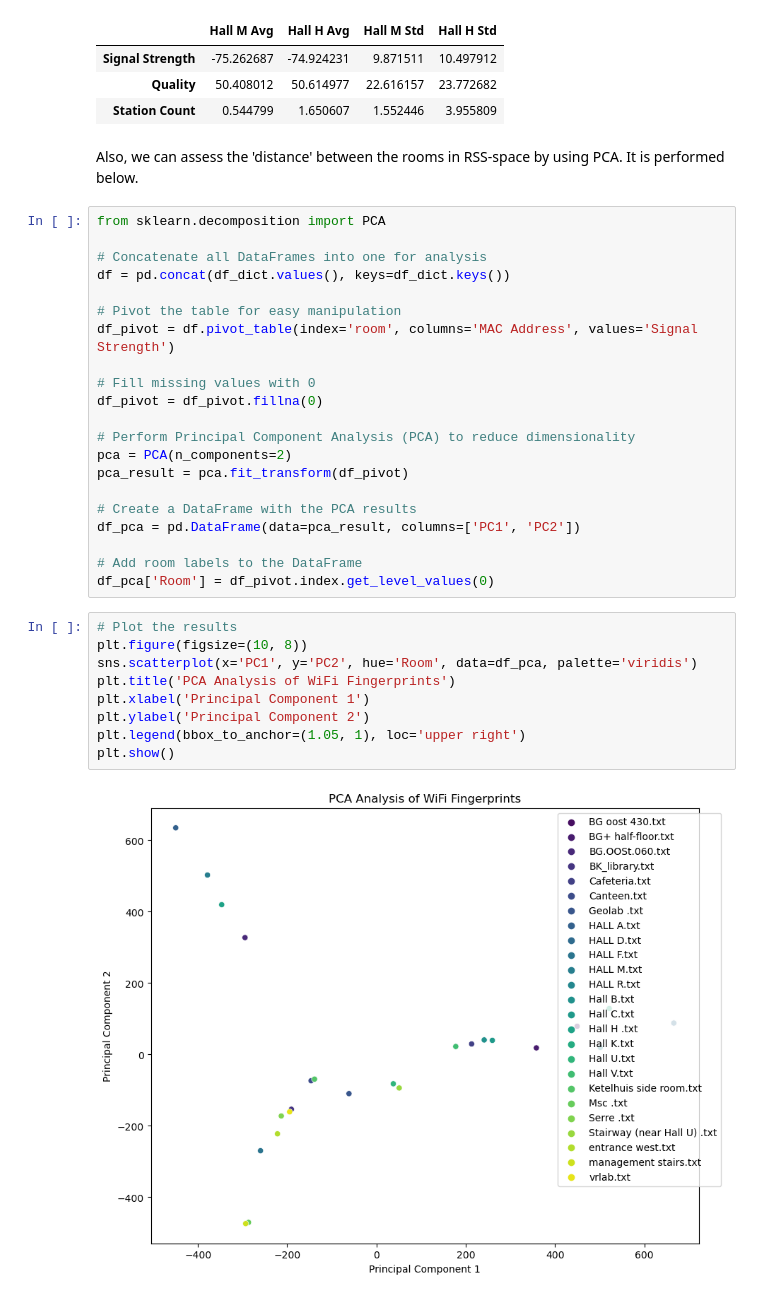
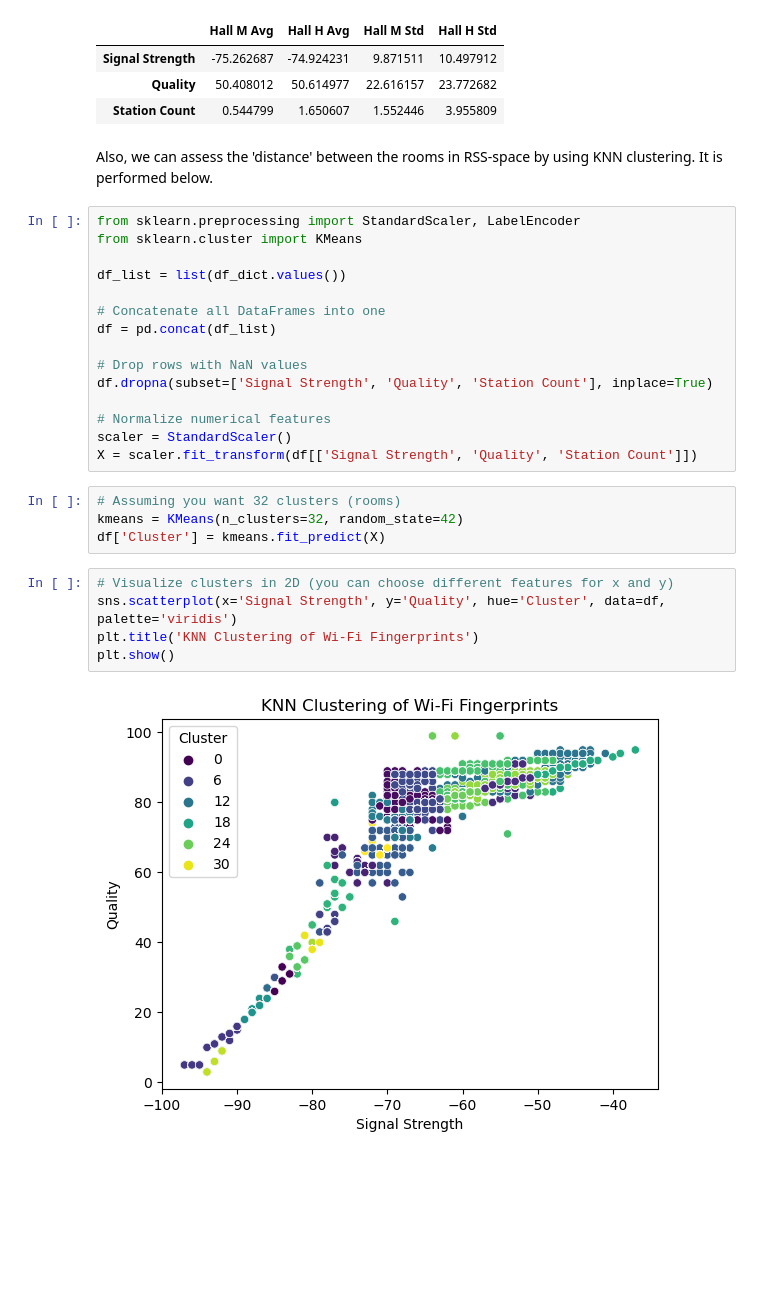
Before and after one commit to Nelis5174473/Wi-Fi-Fingerprinting-GEO1003, a Jupyter notebook: Analysis.ipynb, the cells around one changed output. Drawn from its saved outputs; the diff is of its cells as text; blank space fills up the shorter version.

```diff
--- a/Analysis.ipynb
+++ b/Analysis.ipynb
@@ -262,36 +262,30 @@ comparison_df
 | Quality | 50.408012 | 50.614977 | 22.616157 | 23.772682 |
 | Station Count | 0.544799 | 1.650607 | 1.552446 | 3.955809 |
 # %% [markdown]
-Also, we can assess the 'distance' between the rooms in RSS-space by using PCA. It is performed below.
+Also, we can assess the 'distance' between the rooms in RSS-space by using KNN clustering. It is performed below.
-# %%
-from sklearn.decomposition import PCA
-
-# Concatenate all DataFrames into one for analysis
-df = pd.concat(df_dict.values(), keys=df_dict.keys())
-
-# Pivot the table for easy manipulation
-df_pivot = df.pivot_table(index='room', columns='MAC Address', values='Signal Strength')
-
-# Fill missing values with 0
-df_pivot = df_pivot.fillna(0)
-
-# Perform Principal Component Analysis (PCA) to reduce dimensionality
-pca = PCA(n_components=2)
-pca_result = pca.fit_transform(df_pivot)
-
-# Create a DataFrame with the PCA results
-df_pca = pd.DataFrame(data=pca_result, columns=['PC1', 'PC2'])
-
-# Add room labels to the DataFrame
-df_pca['Room'] = df_pivot.index.get_level_values(0)
-# %%
-# Plot the results
-plt.figure(figsize=(10, 8))
-sns.scatterplot(x='PC1', y='PC2', hue='Room', data=df_pca, palette='viridis')
-plt.title('PCA Analysis of WiFi Fingerprints')
-plt.xlabel('Principal Component 1')
-plt.ylabel('Principal Component 2')
-plt.legend(bbox_to_anchor=(1.05, 1), loc='upper right')
-plt.show()
-# %% [output]
-[figure, removed]
+# %%
+from sklearn.preprocessing import StandardScaler, LabelEncoder
+from sklearn.cluster import KMeans
+
+df_list = list(df_dict.values())
+
+# Concatenate all DataFrames into one
+df = pd.concat(df_list)
+
+# Drop rows with NaN values
+df.dropna(subset=['Signal Strength', 'Quality', 'Station Count'], inplace=True)
+
+# Normalize numerical features
+scaler = StandardScaler()
+X = scaler.fit_transform(df[['Signal Strength', 'Quality', 'Station Count']])
+# %%
+# Assuming you want 32 clusters (rooms)
+kmeans = KMeans(n_clusters=32, random_state=42)
+df['Cluster'] = kmeans.fit_predict(X)
+# %%
+# Visualize clusters in 2D (you can choose different features for x and y)
+sns.scatterplot(x='Signal Strength', y='Quality', hue='Cluster', data=df, palette='viridis')
+plt.title('KNN Clustering of Wi-Fi Fingerprints')
+plt.show()
+# %% [output]
+[figure, added]
```
Also changed, not shown: parts of 1 cell of this notebook.
